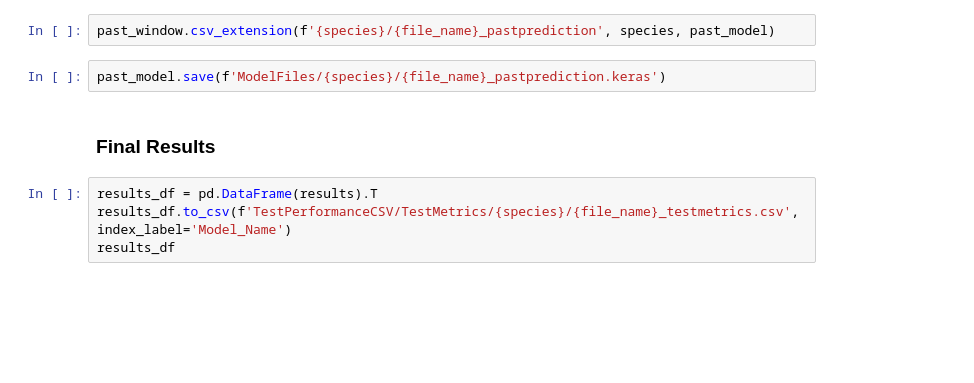
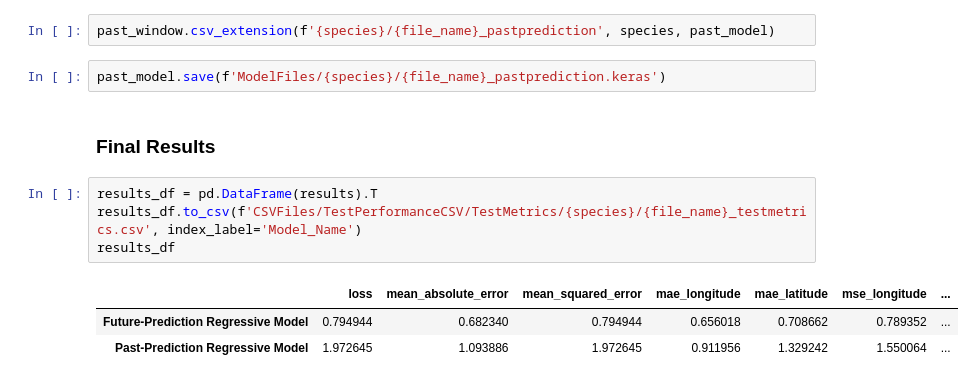
Before and after one commit to RaulCastillo547/TelepresentNature-FinalizingModels, a Jupyter notebook: model_running.ipynb, the cells around one changed output. Cells and saved outputs as stored; diff of their text form; blank space fills up the shorter version.

Commit message:
Generated Model Files

```diff
--- a/model_running.ipynb
+++ b/model_running.ipynb
@@ -299,5 +469,9 @@ past_model.save(f'ModelFiles/{species}/{file_name}_pastprediction.keras')
 ### Final Results
 # %%
 results_df = pd.DataFrame(results).T
-results_df.to_csv(f'TestPerformanceCSV/TestMetrics/{species}/{file_name}_testmetrics.csv', index_label='Model_Name')
+results_df.to_csv(f'CSVFiles/TestPerformanceCSV/TestMetrics/{species}/{file_name}_testmetrics.csv', index_label='Model_Name')
 results_df
+# %% [output]
+|  | loss | mean_absolute_error | mean_squared_error | mae_longitude | mae_latitude | mse_longitude | ... |
+| Future-Prediction Regressive Model | 0.794944 | 0.682340 | 0.794944 | 0.656018 | 0.708662 | 0.789352 | ... |
+| Past-Prediction Regressive Model | 1.972645 | 1.093886 | 1.972645 | 0.911956 | 1.329242 | 1.550064 | ... |
```
Also changed, not shown: parts of 17 cells of this notebook, 7 other files.
